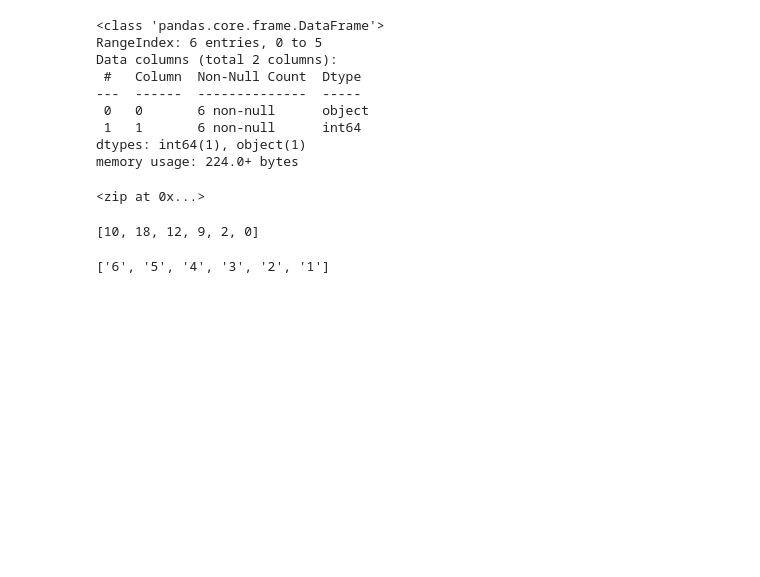
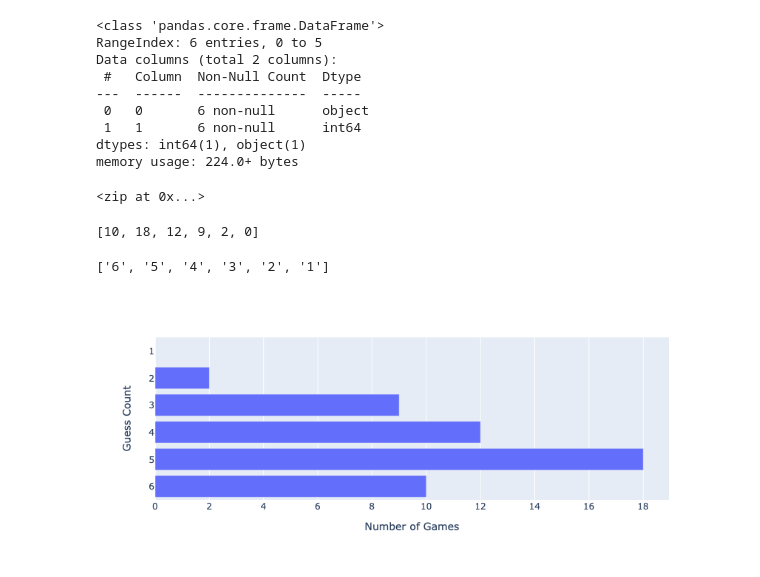
Before and after one commit to MichaelHarnett/WORDLEscoreboard, a Jupyter notebook: Untitled2.ipynb, the cells around one changed output. Drawn from its saved outputs; the diff is of its cells as text; code cells hidden in the pictures; blank space fills up the shorter version.

```diff
--- a/Untitled2.ipynb
+++ b/Untitled2.ipynb
@@ -332,7 +332,15 @@ x_range
 # %% [output]
 ['6', '5', '4', '3', '2', '1']
 # %%
-fig = px.bar(x = michael_guesscount, y = x_range, orientation = 'h')
+fig = px.bar(x = michael_guesscount, y = x_range, orientation = 'h',
+            labels = {
+                'x' : 'Number of Games',
+                'y' : 'Guess Count'
+            })
+fig.update_traces(hovertemplate=None)
+fig.update_layout(hovermode="y")
+# %% [output]
+[figure, added]
 # %%
 fig.show()
 # %% [output]
```
Also changed, not shown: parts of 1 cell of this notebook, 1 other file.
